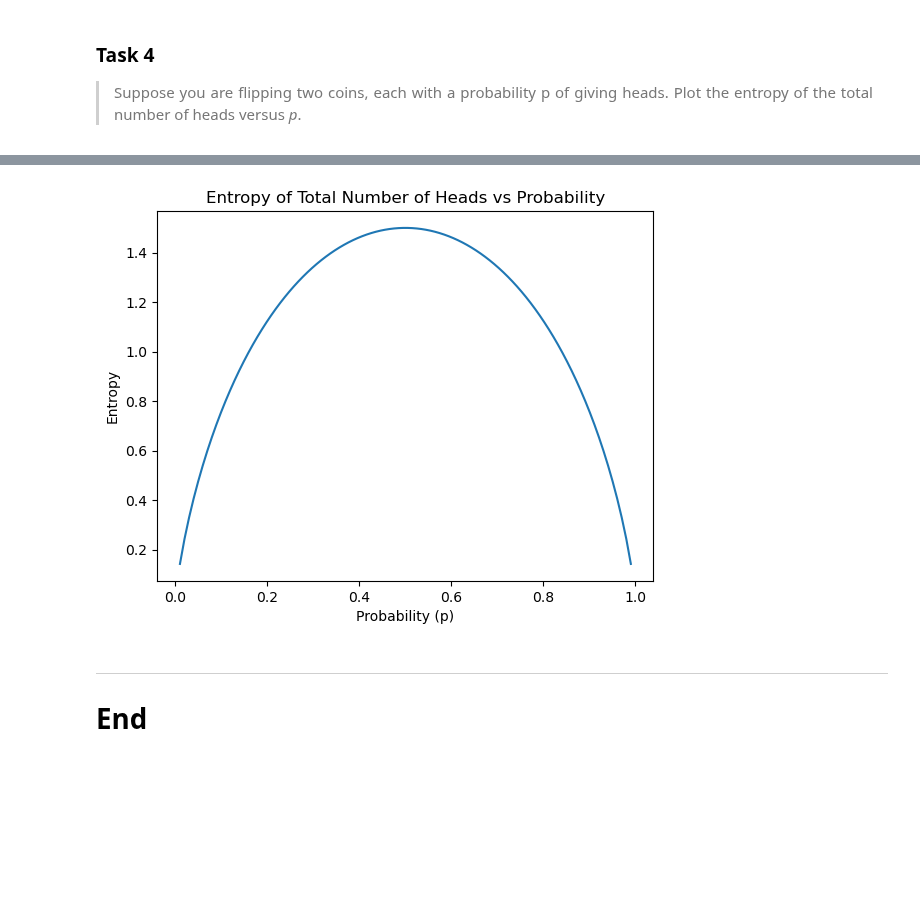
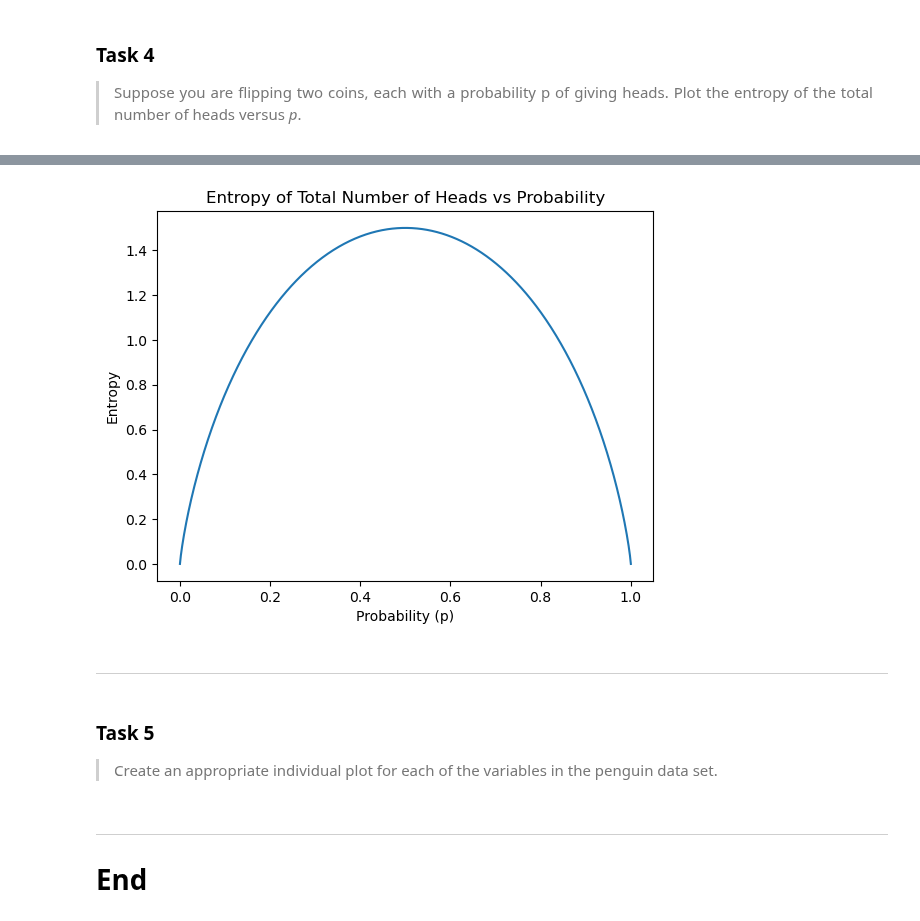
Before and after one commit to AndreaCignoni/FundamentalsOfDataAnalysis, a Jupyter notebook: tasks.ipynb, the cells around one changed output, grey strips where cells are left out. Cells and saved outputs as stored; diff of their text form; code cells hidden in the pictures; blank space fills up the shorter version.

Commit message:
Completing Task 4

```diff
--- a/tasks.ipynb
+++ b/tasks.ipynb
@@ -607,30 +616,45 @@ Now, we can plot this entropy as a function of $(p)$ where $(p)$ should be in th
 
 </div>
 # %%
+# Define the range of probabilities p between very close to 0 and very close to 1.
+# Having a range of values with small increments allows creating smore precise graphs compared to using a smaller number of values.
+p_values = np.linspace(0.00000001, 0.99999999, 1001) # The `1001` values from `np.linspace` provide a fine-grained granularity'
+
+
 # Initialize an empty array for entropy values
 entropy = []
 
 # For each probability p, calculate the entropy
 for p in p_values:
     # Calculate the probability of getting 0, 1, or 2 heads
     p_0_heads = (1-p)**2
     p_1_head = 2 * p * (1-p)
     p_2_heads = p**2
 
     # Calculate the entropy using the formula
     entropy_val = - (p_0_heads * np.log2(p_0_heads) + p_1_head * np.log2(p_1_head) + p_2_heads * np.log2(p_2_heads))
 
     # Append the entropy to the array
     entropy.append(entropy_val)
 
 # Plot the entropy versus probability
 plt.plot(p_values, entropy)
 plt.xlabel('Probability (p)')
 plt.ylabel('Entropy')
 plt.title('Entropy of Total Number of Heads vs Probability')
-plt.show()
+plt.show();
 # %% [output]
-[figure, old version]
+[figure, new version]
+# %% [markdown]
+***
+# %% [markdown]
+<div align="justify">
+
+### Task 5
+
+> Create an appropriate individual plot for each of the variables in the penguin data set.
+
+</div>
 # %% [markdown]
 ***
 
```
Also changed, not shown: parts of 1 cell of this notebook.
